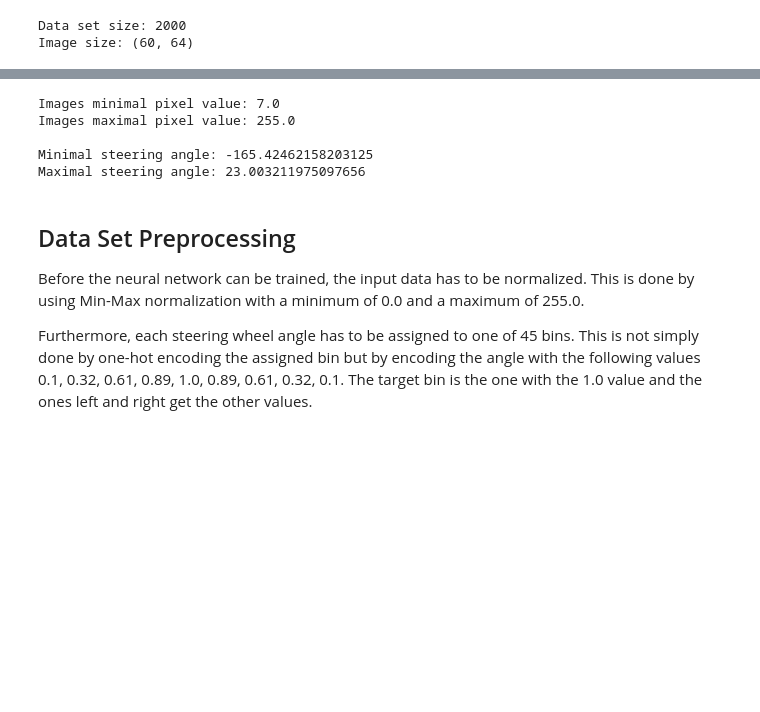
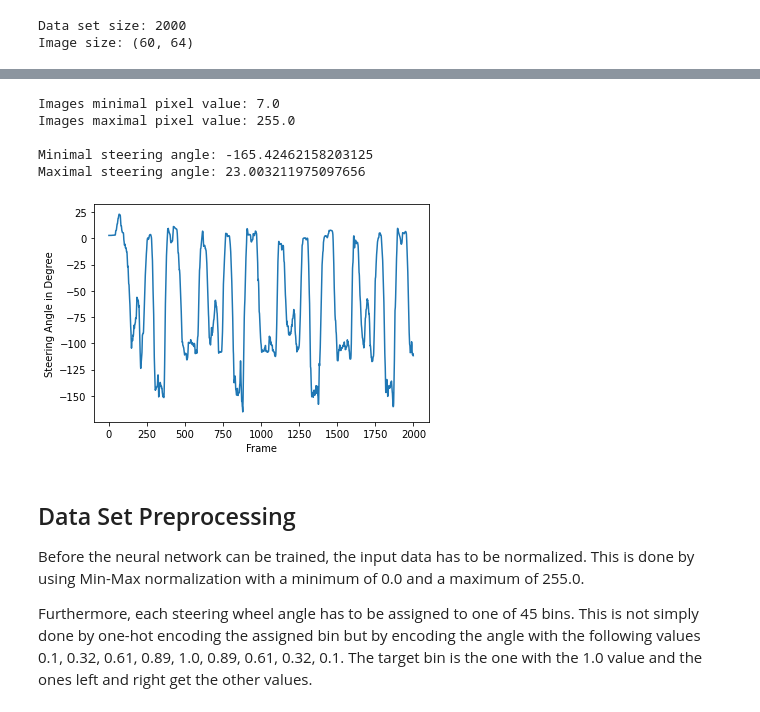
Before and after one commit to fabian-hk/Imitation-Learning, a Jupyter notebook: AVLINN.ipynb, the cells around one changed output, grey strips where cells are left out. Drawn from its saved outputs; the diff is of its cells as text; code cells hidden in the pictures; blank space fills up the shorter version.

```diff
--- a/AVLINN.ipynb
+++ b/AVLINN.ipynb
@@ -89,17 +81,22 @@ a green line.
 # %%
 # explore the data set
 
 print(f"Images minimal pixel value: {X.min()}")
 print(f"Images maximal pixel value: {X.max()}")
 print()
 print(f"Minimal steering angle: {y.min()}")
 print(f"Maximal steering angle: {y.max()}")
+
+plt.plot(y)
+plt.ylabel("Steering Angle in Degree")
+plt.xlabel("Frame");
 # %% [output]
 Images minimal pixel value: 7.0
 Images maximal pixel value: 255.0
 
 Minimal steering angle: -165.42462158203125
 Maximal steering angle: 23.003211975097656
+[figure, added]
 # %% [markdown]
 ## Data Set Preprocessing
 
```
Also changed, not shown: parts of 5 cells of this notebook, 1 other file.
